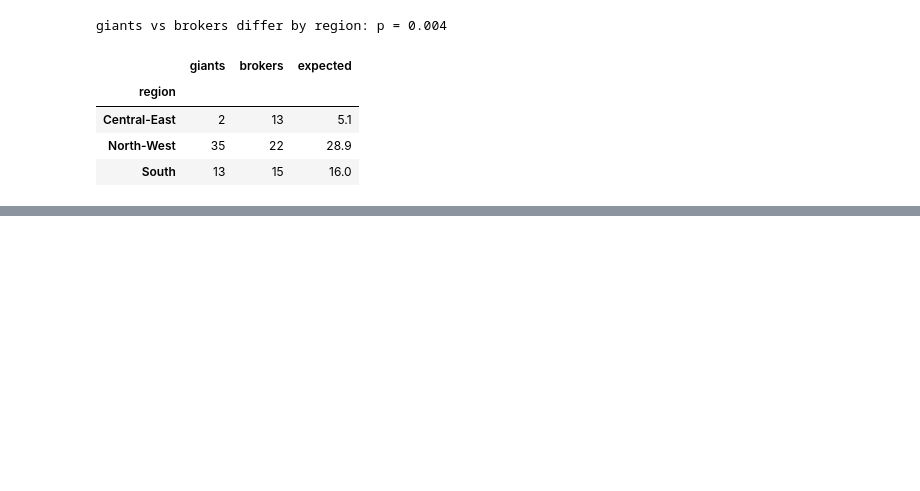
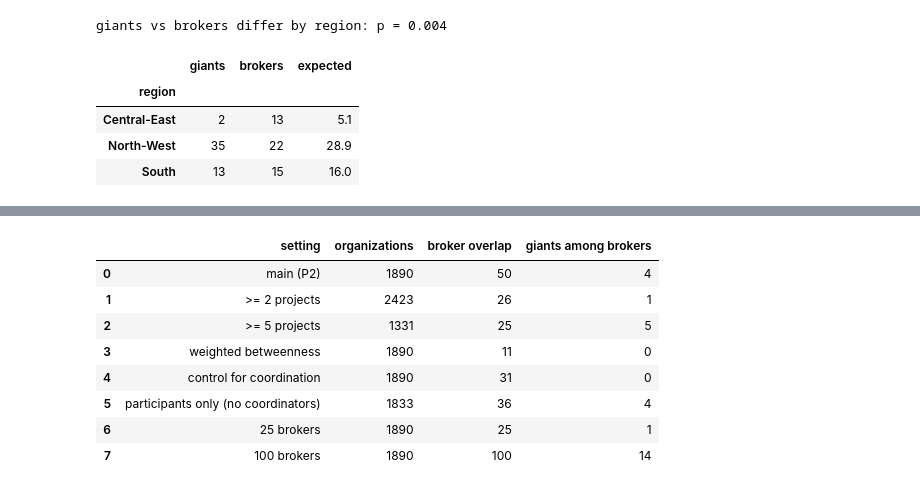
Before and after one commit to lindatruong/ANS-Project-2026, a Jupyter notebook: network_project_new.ipynb, the cells around one changed output, grey strips where cells are left out. Cells and saved outputs as stored; diff of their text form; code cells hidden in the pictures; blank space fills up the shorter version.

```diff
--- a/network_project_new.ipynb
+++ b/network_project_new.ipynb
@@ -627,0 +677,36 @@ giants vs brokers differ by region: p = 0.004
+# %%
+# Robustness: run P2's definition with ONE setting changed, compare with the main broker list
+def robustness_row(setting, alt, n=50):
+    """One row of the table: how many of the main brokers are brokers again, and how many brokers are giants."""
+    top_main = main["residual"].nlargest(n).index
+    top_alt = alt["residual"].nlargest(n).index
+    return {
+        "setting": setting,
+        "organizations": len(alt),
+        "broker overlap": top_alt.isin(top_main).sum(),
+        "giants among brokers": (alt["broker"] & alt["giant"]).sum(),
+    }
+
+rows = []
+rows.append(robustness_row("main (P2)", main))
+rows.append(robustness_row(">= 2 projects", find_brokers(all_members, min_projects=2)))
+rows.append(robustness_row(">= 5 projects", find_brokers(all_members, min_projects=5)))
+rows.append(robustness_row("weighted betweenness", find_brokers(all_members, weighted=True)))
+rows.append(robustness_row("control for coordination", find_brokers(all_members, coord_control=True, bet=main["betweenness"])))
+rows.append(robustness_row("participants only (no coordinators)", find_brokers(all_members[all_members["order"] != 1])))
+# same residuals, shorter / longer list: the overlap is trivial, look at "giants among brokers"
+rows.append(robustness_row("25 brokers", find_brokers(all_members, n_group=25, bet=main["betweenness"]), n=25))
+rows.append(robustness_row("100 brokers", find_brokers(all_members, n_group=100, bet=main["betweenness"]), n=100))
+
+robust = pd.DataFrame(rows)
+robust
+# %% [output]
+|  | setting | organizations | broker overlap | giants among brokers |
+| 0 | main (P2) | 1890 | 50 | 4 |
+| 1 | >= 2 projects | 2423 | 26 | 1 |
+| 2 | >= 5 projects | 1331 | 25 | 5 |
+| 3 | weighted betweenness | 1890 | 11 | 0 |
+| 4 | control for coordination | 1890 | 31 | 0 |
+| 5 | participants only (no coordinators) | 1833 | 36 | 4 |
+| 6 | 25 brokers | 1890 | 25 | 1 |
+| 7 | 100 brokers | 1890 | 100 | 14 |
```
Also changed, not shown: parts of 5 cells of this notebook.
